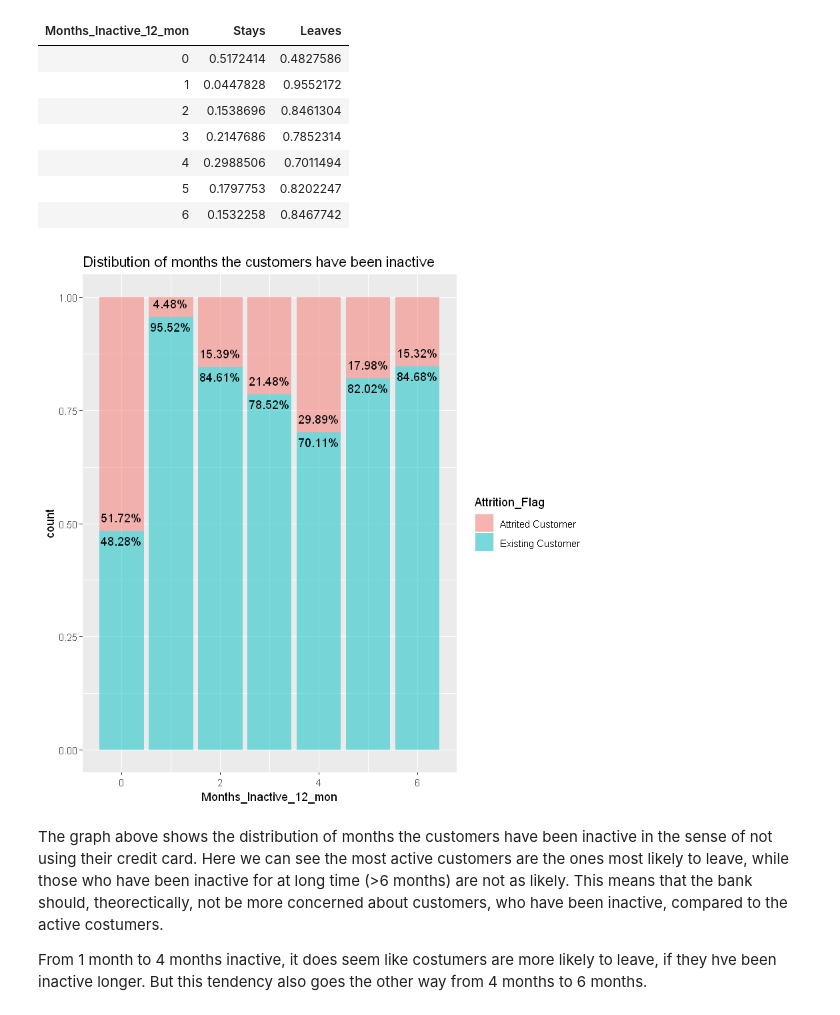
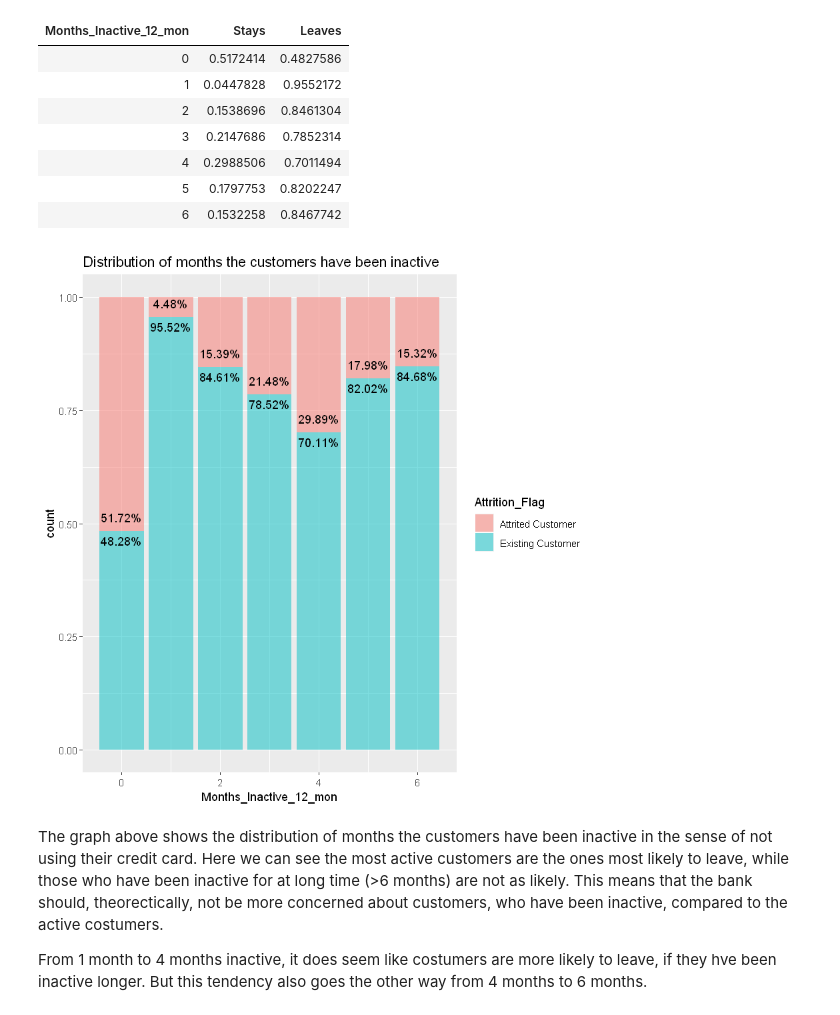
Before and after one commit to WeAreVR/Biba, a Jupyter notebook: BIBA.ipynb, the cells around one changed output. Drawn from its saved outputs; the diff is of its cells as text; code cells hidden in the pictures.

```diff
--- a/BIBA.ipynb
+++ b/BIBA.ipynb
@@ -202,14 +202,14 @@ better_Attrition_Flag_And_Months_Inactive
 # %%
 dataset %>%
 ggplot()+
 geom_bar(aes(x=Months_Inactive_12_mon,fill=Attrition_Flag), alpha=0.5,position = "fill")+
 geom_text(aes(label= percent(Stays),x =Months_Inactive_12_mon, y = 1 -Stays), data = better_Attrition_Flag_And_Months_Inactive,
 vjust = -1)+
 geom_text(aes(label= percent(Leaves),x =Months_Inactive_12_mon, y = Leaves), data = better_Attrition_Flag_And_Months_Inactive,
 vjust = 1.5)+
-ggtitle("Distibution of months the customers have been inactive")
+ggtitle("Distribution of months the customers have been inactive")
 # %% [output]
-[figure, old version]
+[figure, new version]
 # %% [markdown]
 The graph above shows the distribution of months the customers have been inactive in the sense of not using their credit card. Here we can see the most active customers are the ones most likely to leave, while those who have been inactive for at long time (>6 months) are not as likely. This means that the bank should, theorectically, not be more concerned about customers, who have been inactive, compared to the active costumers.
 
```
Also changed, not shown: parts of 12 cells of this notebook.
